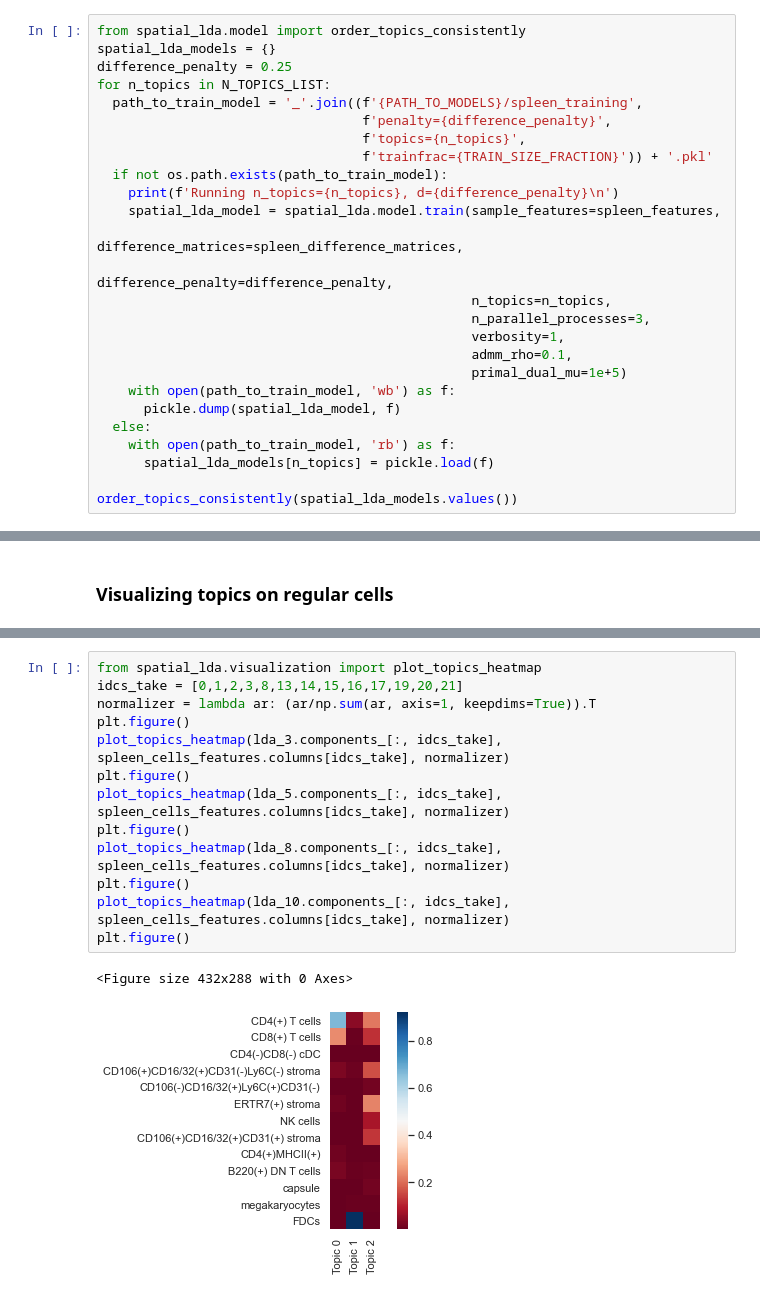
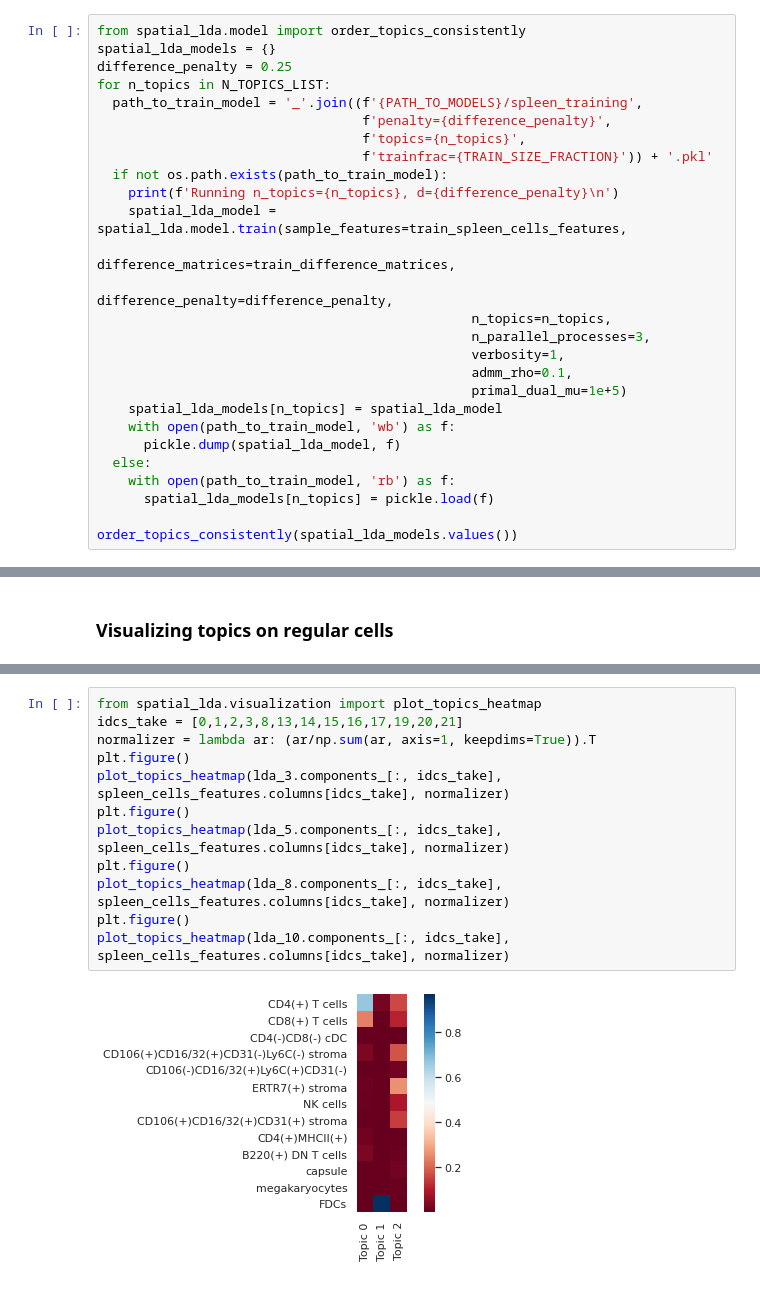
Before and after one commit to calico/spatial_lda, a Jupyter notebook: examples/CODEX_Spatial_LDA.ipynb, the cells around one changed output, grey strips where cells are left out. Cells and saved outputs as stored; diff of their text form.

```diff
--- a/examples/CODEX_Spatial_LDA.ipynb
+++ b/examples/CODEX_Spatial_LDA.ipynb
@@ -153,14 +171,15 @@ for n_topics in N_TOPICS_LIST:
                                   f'trainfrac={TRAIN_SIZE_FRACTION}')) + '.pkl'
   if not os.path.exists(path_to_train_model):
     print(f'Running n_topics={n_topics}, d={difference_penalty}\n')
-    spatial_lda_model = spatial_lda.model.train(sample_features=spleen_features,
-                                                difference_matrices=spleen_difference_matrices,
+    spatial_lda_model = spatial_lda.model.train(sample_features=train_spleen_cells_features,
+                                                difference_matrices=train_difference_matrices,
                                                 difference_penalty=difference_penalty,
                                                 n_topics=n_topics,
                                                 n_parallel_processes=3,
                                                 verbosity=1,
                                                 admm_rho=0.1,
                                                 primal_dual_mu=1e+5)
+    spatial_lda_models[n_topics] = spatial_lda_model
     with open(path_to_train_model, 'wb') as f:
       pickle.dump(spatial_lda_model, f)
   else:
@@ -196,16 +215,14 @@ plot_samples_in_a_row(topic_weights_10, plot_bcell_topic_multicolor, spleen_dfs,
 # %%
 from spatial_lda.visualization import plot_topics_heatmap
 idcs_take = [0,1,2,3,8,13,14,15,16,17,19,20,21]
 normalizer = lambda ar: (ar/np.sum(ar, axis=1, keepdims=True)).T
 plt.figure()
 plot_topics_heatmap(lda_3.components_[:, idcs_take], spleen_cells_features.columns[idcs_take], normalizer)
 plt.figure()
 plot_topics_heatmap(lda_5.components_[:, idcs_take], spleen_cells_features.columns[idcs_take], normalizer)
 plt.figure()
 plot_topics_heatmap(lda_8.components_[:, idcs_take], spleen_cells_features.columns[idcs_take], normalizer)
 plt.figure()
 plot_topics_heatmap(lda_10.components_[:, idcs_take], spleen_cells_features.columns[idcs_take], normalizer)
-plt.figure()
 # %% [output]
-<Figure size 432x288 with 0 Axes>
-[figure, old version]
+[figure, new version]
```
Also changed, not shown: parts of 7 cells of this notebook.
